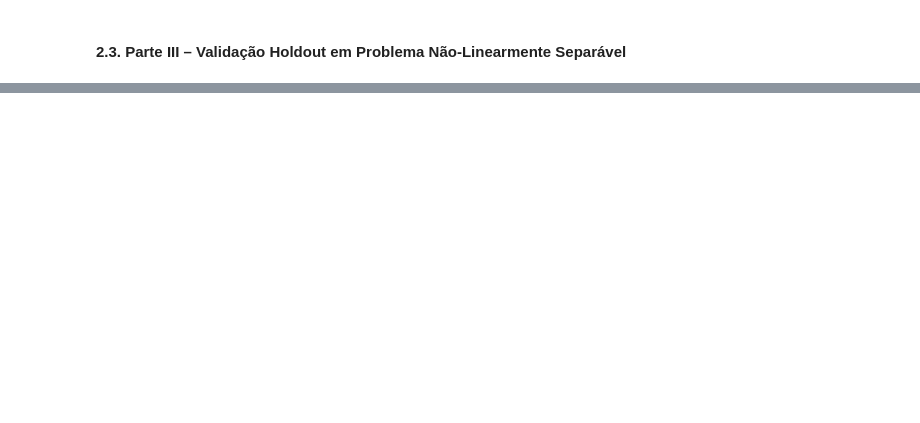
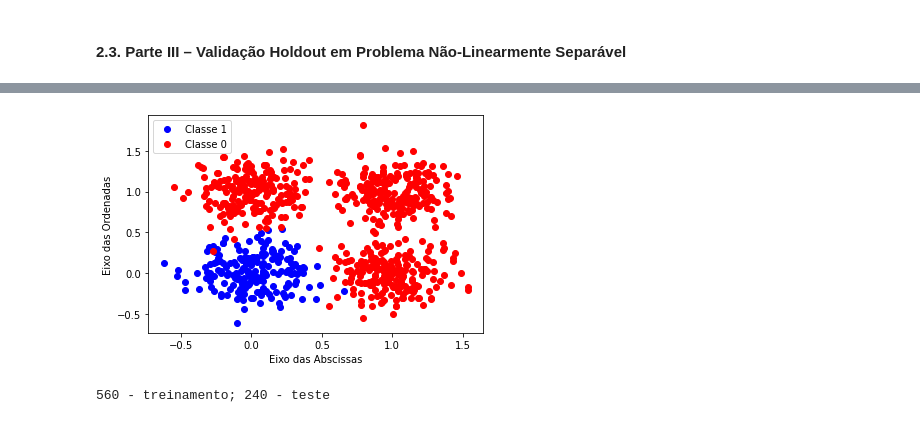
Before and after one commit to delrickOliveira/rna_2021_2.1, a Jupyter notebook: RNA_2_1_sugestao.ipynb, the cells around one changed output, grey strips where cells are left out. Cells and saved outputs as stored; diff of their text form; code cells hidden in the pictures; blank space fills up the shorter version.

```diff
--- a/RNA_2_1_sugestao.ipynb
+++ b/RNA_2_1_sugestao.ipynb
@@ -18,4 +18,12 @@ import numpy as np
 Função de ativação Degrau com limiar = 0 / Taxa de aprendizado = 0.1 / Pesos = [-0.5:0.5]
 # %% [markdown]
 Executar o algoritmo até a convergencia
+# %%
+def conv_inp_out(arquivo):
+  N = 3
+  data_np = np.fromfile('data/'+arquivo)
+  data = np.ndarray((int(len(data_np)/N),N), buffer=data_np)
+  X = data[:,:N-1]
+  yd = data[:,N-1]
+  return (X, yd, data)
 # %%
@@ -318,2 +297,4 @@ gb.agg(['mean','std','min'])
 # %% [markdown]
 #### 2.3. Parte III – Validação Holdout em Problema Não-Linearmente Separável
+# %%
+X, yd, data = conv_inp_out('dataHoldout.txt')
@@ -319,0 +311,15 @@ gb.agg(['mean','std','min'])
+# %%
+data_plot = pd.DataFrame(data, columns = ['x1', 'x2', 'y'])
+# %%
+classe_0 = data_plot.loc[data_plot['y'] == 0]
+classe_1 = data_plot.loc[data_plot['y'] == 1]
+# %%
+plt.plot(classe_1.x1, classe_1.x2, 'bo', label='Classe 1')
+plt.plot(classe_0.x1, classe_0.x2, 'ro', label='Classe 0')
+
+plt.xlabel('Eixo das Abscissas')
+plt.ylabel('Eixo das Ordenadas')
+plt.legend(loc='upper left')
+plt.show()
+# %% [output]
+[figure, added]
@@ -319,0 +330,4 @@ gb.agg(['mean','std','min'])
+# %%
+print(f'{len(train)} - treinamento; {len(test)} - teste')
+# %% [output]
+560 - treinamento; 240 - teste
```
Also changed, not shown: parts of 37 cells of this notebook.
